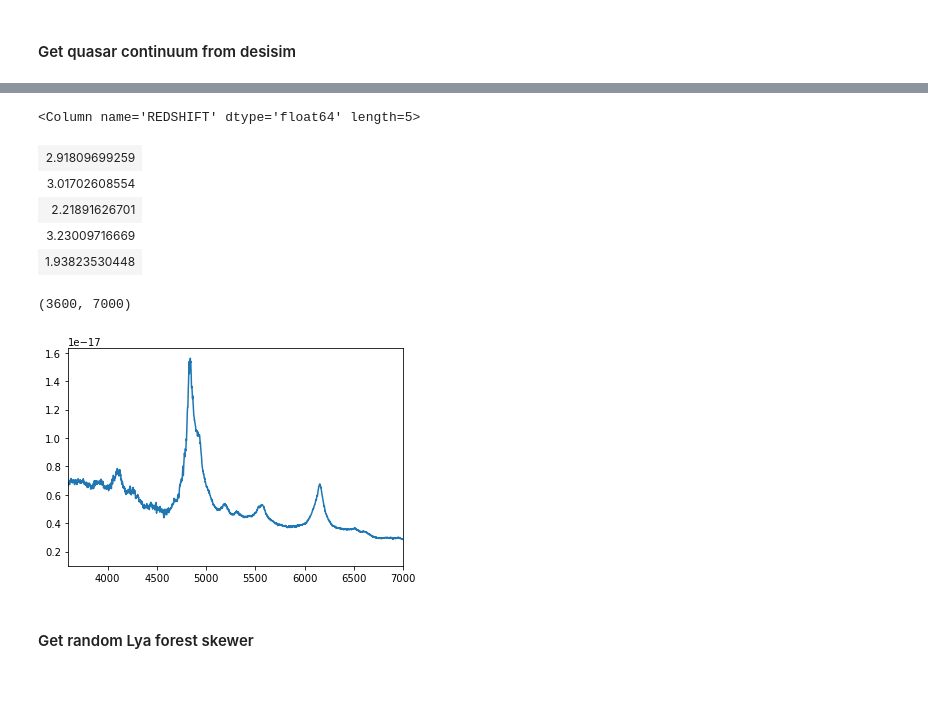
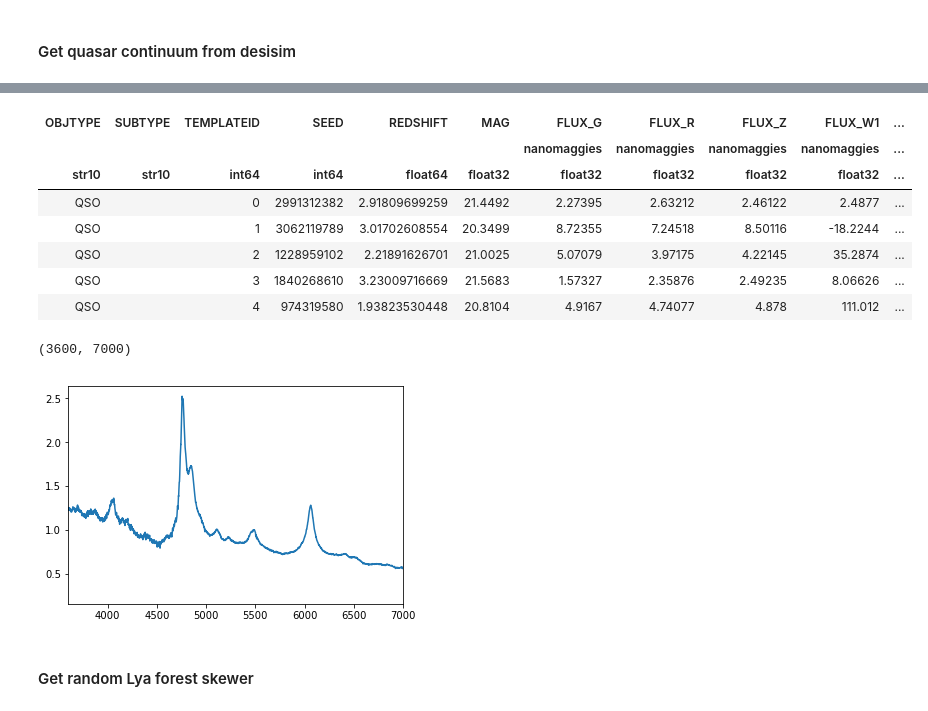
Before and after one commit to igmhub/LyaMockP1D, a Jupyter notebook: examples/test_desi_mock.ipynb, the cells around one changed output, grey strips where cells are left out. Saved outputs shown, nothing was run; the diff lists cells and outputs as text; code cells hidden in the pictures; blank space fills up the shorter version.

```diff
--- a/examples/test_desi_mock.ipynb
+++ b/examples/test_desi_mock.ipynb
@@ -11,9 +11,9 @@ Nq = 5
 #### Get quasar continuum from desisim
 # %%
 from desisim import templates as dst
-# Instantiate
-#reload(dst)
 qso = dst.QSO()
-continuum_flux, continuum_wave, metadata = qso.make_templates(nmodel=Nq,seed=123)
-metadata['REDSHIFT']
+# get quasar continua, without forest
+continuum_flux, continuum_wave, metadata = qso.make_templates(nmodel=Nq,seed=123,lyaforest=False)
+# print metadata
+metadata
 # %% [output]
@@ -21,15 +21,17 @@ WARNING:templates.py:1572:__init__: Color-cuts not yet supported for QSOs!
-<Column name='REDSHIFT' dtype='float64' length=5>
-| 2.91809699259 |
-| 3.01702608554 |
-| 2.21891626701 |
-| 3.23009716669 |
-| 1.93823530448 |
+| OBJTYPE | SUBTYPE | TEMPLATEID | SEED | REDSHIFT | MAG | FLUX_G | FLUX_R | FLUX_Z | FLUX_W1 | ... |
+|  |  |  |  |  |  | nanomaggies | nanomaggies | nanomaggies | nanomaggies | ... |
+| str10 | str10 | int64 | int64 | float64 | float32 | float32 | float32 | float32 | float32 | ... |
+| QSO |  | 0 | 2991312382 | 2.91809699259 | 21.4492 | 2.27395 | 2.63212 | 2.46122 | 2.4877 | ... |
+| QSO |  | 1 | 3062119789 | 3.01702608554 | 20.3499 | 8.72355 | 7.24518 | 8.50116 | -18.2244 | ... |
+| QSO |  | 2 | 1228959102 | 2.21891626701 | 21.0025 | 5.07079 | 3.97175 | 4.22145 | 35.2874 | ... |
+| QSO |  | 3 | 1840268610 | 3.23009716669 | 21.5683 | 1.57327 | 2.35876 | 2.49235 | 8.06626 | ... |
+| QSO |  | 4 | 974319580 | 1.93823530448 | 20.8104 | 4.9167 | 4.74077 | 4.878 | 111.012 | ... |
 # %%
 plt.plot(continuum_wave,continuum_flux[0])
 plt.xlim(3600,7000)
 # %% [output]
 (3600, 7000)
-[figure, old version]
+[figure, new version]
 # %% [markdown]
 #### Get random Lya forest skewer
 # %%
```
Also changed, not shown: parts of 5 cells of this notebook.
